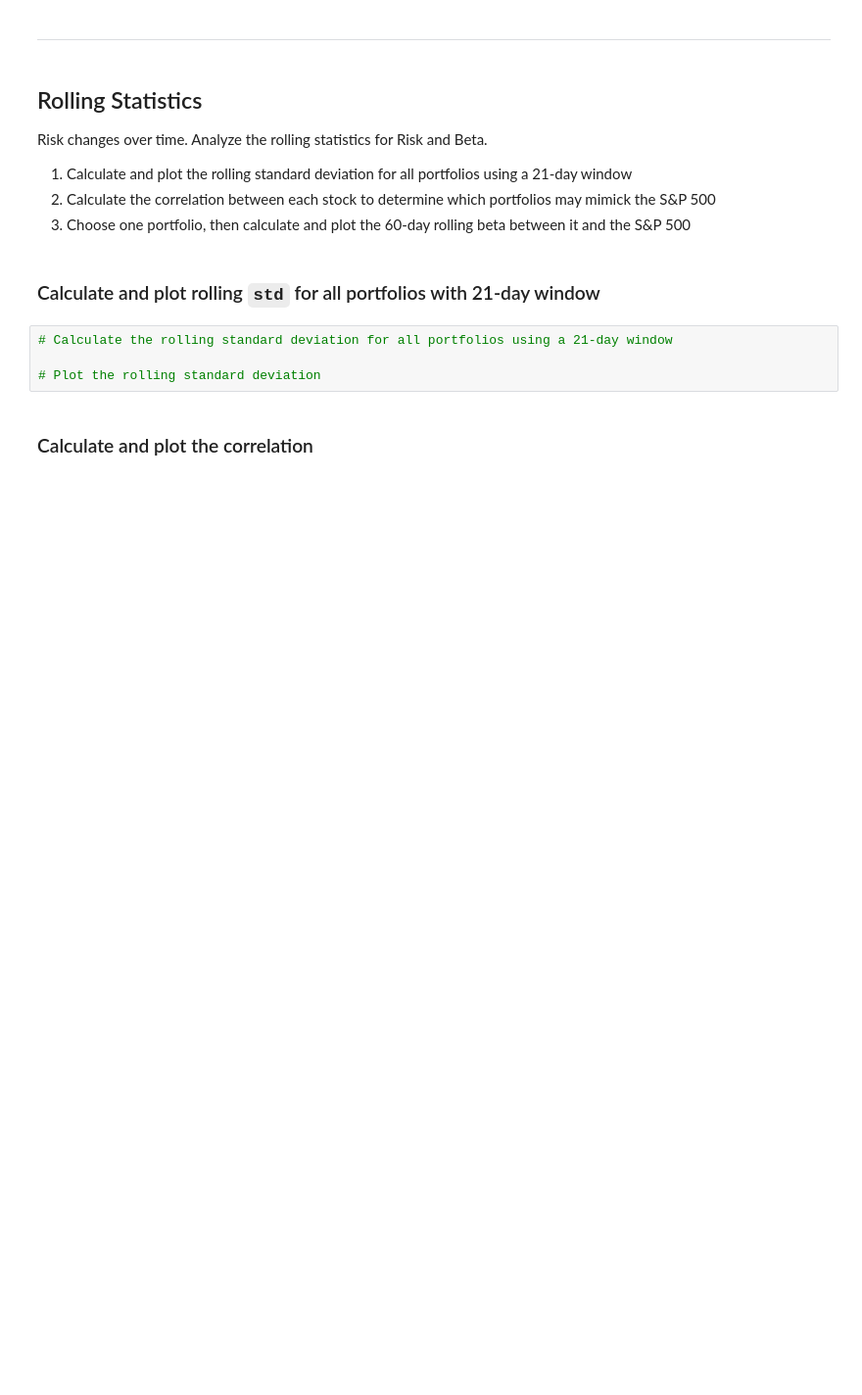
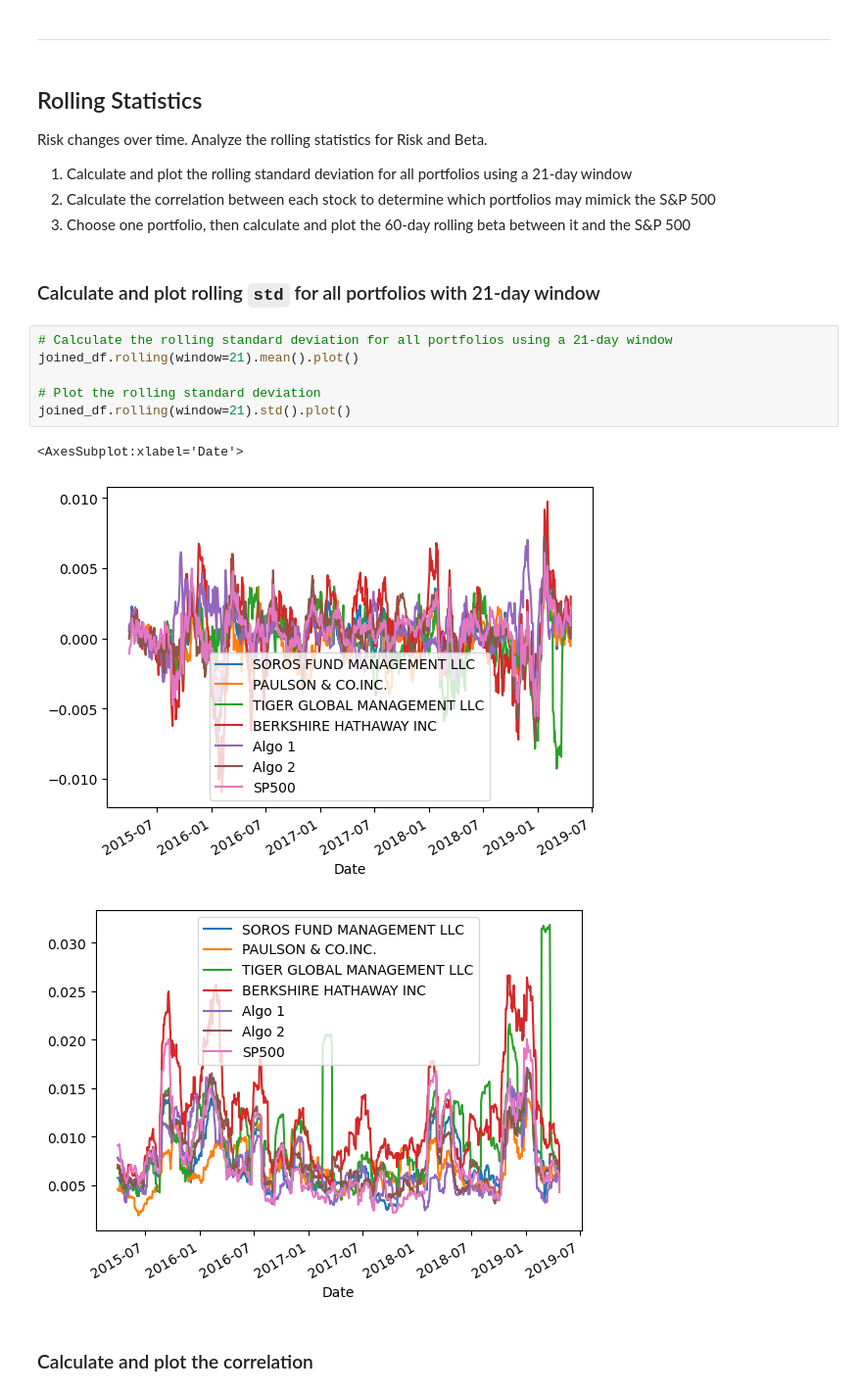
Before and after one commit to Eseric1/Pandas-Portfolio-Calculating, a Jupyter notebook: Starter_Code/whale_analysis.ipynb, the cells around one changed output. Shown: that part at 98% size. Saved outputs shown, nothing was run; the diff lists cells and outputs as text; blank space fills up the shorter version.

```diff
--- a/Starter_Code/whale_analysis.ipynb
+++ b/Starter_Code/whale_analysis.ipynb
@@ -266,8 +276,14 @@ Risk changes over time. Analyze the rolling statistics for Risk and Beta.
 ### Calculate and plot rolling `std` for all portfolios with 21-day window
 # %%
 # Calculate the rolling standard deviation for all portfolios using a 21-day window
+joined_df.rolling(window=21).mean().plot()
 
 # Plot the rolling standard deviation
+joined_df.rolling(window=21).std().plot()
+# %% [output]
+<AxesSubplot:xlabel='Date'>
+[figure, added]
+[figure, added]
 # %% [markdown]
 ### Calculate and plot the correlation
 # %%
```
Also changed, not shown: parts of 17 cells of this notebook.
